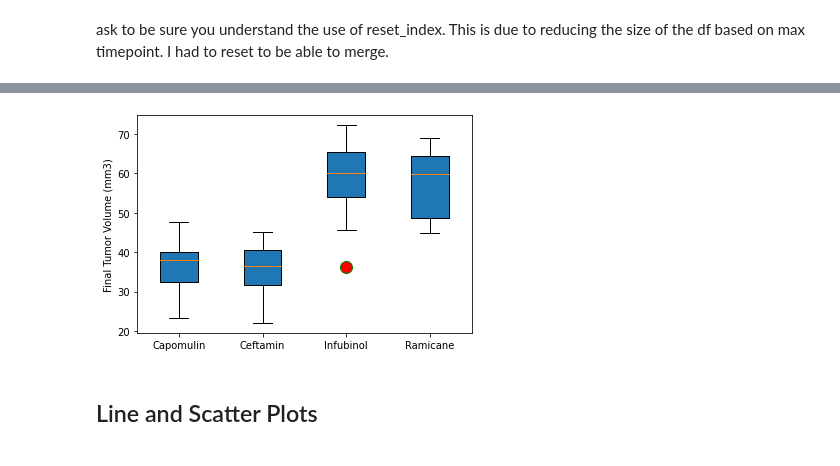
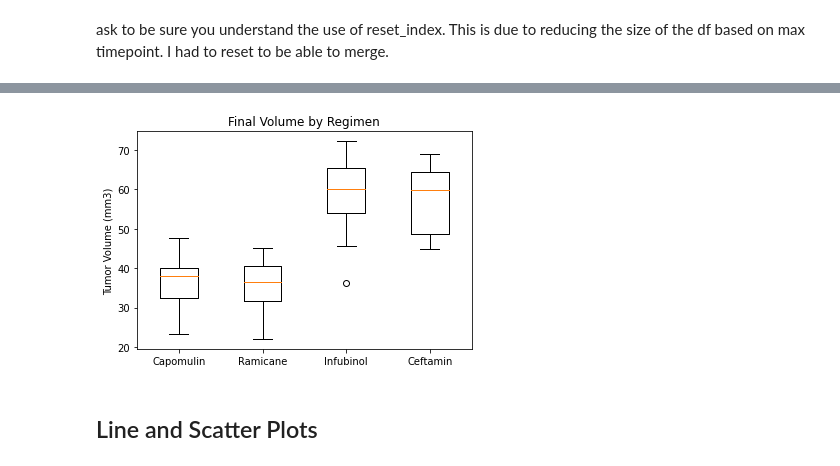
Before and after one commit to chadmilburn/matplotlib-challenge, a Jupyter notebook: Pymaceuticals/pymaceuticals_starter.ipynb, the cells around one changed output, grey strips where cells are left out. Drawn from its saved outputs; the diff is of its cells as text; code cells hidden in the pictures.

```diff
--- a/Pymaceuticals/pymaceuticals_starter.ipynb
+++ b/Pymaceuticals/pymaceuticals_starter.ipynb
@@ -204,25 +206,7 @@ grouped_data = grouped_data.reset_index()
 # Merge this group df with the original dataframe to get the tumor volume at the last timepoint
 final_tumor_volume_df = pd.merge(grouped_data, mice_data, on=["Timepoint", "Mouse ID"], how='left')
 
-#drop treatments not needed for this section
-index_names = final_tumor_volume_df[(final_tumor_volume_df['Drug Regimen'] == 'Placebo')].index
-final_tumor_volume_df.drop(index_names, inplace =True)
-index_names = final_tumor_volume_df[(final_tumor_volume_df['Drug Regimen'] == 'Stelasyn')].index
-final_tumor_volume_df.drop(index_names, inplace =True)
-index_names = final_tumor_volume_df[(final_tumor_volume_df['Drug Regimen'] == 'Zoniferol')].index
-final_tumor_volume_df.drop(index_names, inplace =True)
-index_names = final_tumor_volume_df[(final_tumor_volume_df['Drug Regimen'] == 'Ketapril')].index
-final_tumor_volume_df.drop(index_names, inplace =True)
-index_names = final_tumor_volume_df[(final_tumor_volume_df['Drug Regimen'] == 'Propriva')].index
-final_tumor_volume_df.drop(index_names, inplace =True)
-index_names = final_tumor_volume_df[(final_tumor_volume_df['Drug Regimen'] == 'Naftisol')].index
-final_tumor_volume_df.drop(index_names, inplace =True)
-
-
-
-
-
-final_tumor_volume_df
+final_tumor_volume_df.head()
 # %% [output]
 |  | Mouse ID | Timepoint | Drug Regimen | Sex | Age_months | Weight (g) | Tumor Volume (mm3) | ... |
 | 0 | a203 | 45 | Infubinol | Female | 20 | 23 | 67.973419 | ... |
@@ -282,15 +260,15 @@ Ceftamin
 ----------------------------------------------------------
 # %%
 # Generate a box plot of the final tumor volume of each mouse across four regimens of interest
+#x axis labels
 labels = ['Capomulin', 'Ramicane', 'Infubinol','Ceftamin']
-flierprops = dict(marker='o', markerfacecolor='r', markersize=12,
-                  linestyle='none', markeredgecolor='g')
-fig1, ax1 = plt.subplots()
-ax1.set_ylabel('Final Tumor Volume (mm3)')
-bp = ax1.boxplot(tumor_volume, labels=labels, flierprops=flierprops, patch_artist=True)
+# Plot boxplot
+plt.boxplot(tumor_volume, labels=labels)
 
+plt.title('Final Volume by Regimen')
+plt.ylabel('Tumor Volume (mm3)')
 plt.show()
 # %% [output]
-[figure, old version]
+[figure, new version]
 # %% [markdown]
 ## Line and Scatter Plots
```
Also changed, not shown: parts of 8 cells of this notebook.
